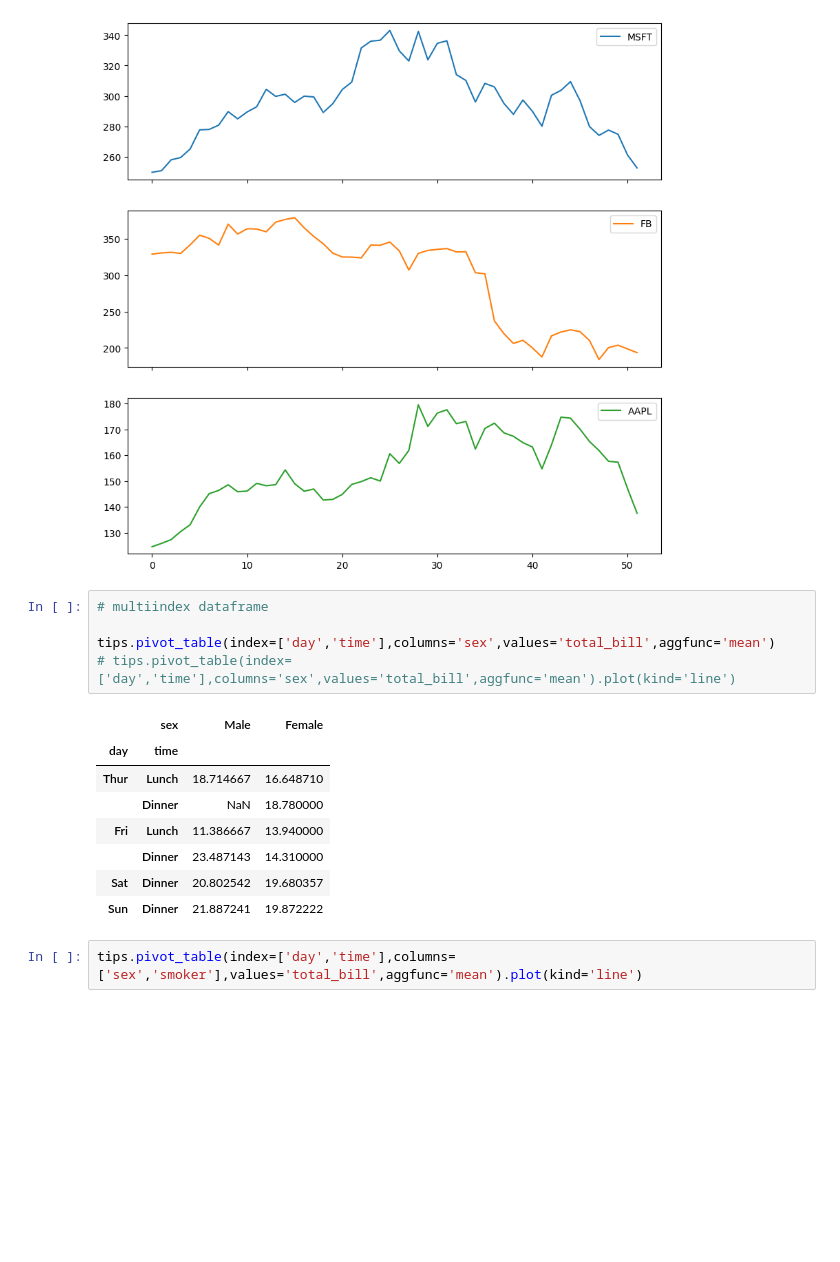
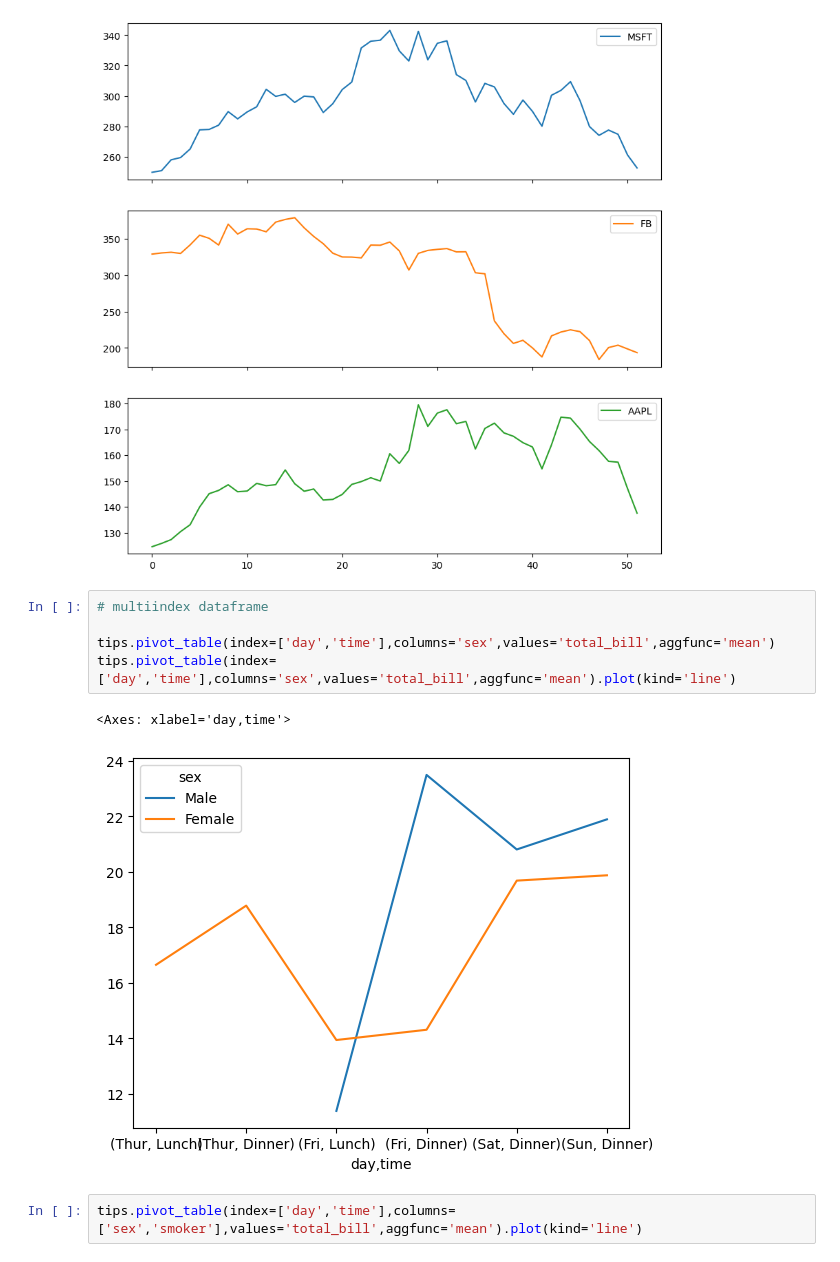
Before and after one commit to rahulkumar80026/Machine-Learning-Basic-to-Advanced, a Jupyter notebook: DataVisulization/2nd.ipynb, the cells around one changed output. Drawn from its saved outputs; the diff is of its cells as text; blank space fills up the shorter version.

```diff
--- a/DataVisulization/2nd.ipynb
+++ b/DataVisulization/2nd.ipynb
@@ -527,17 +524,11 @@ array([<Axes: >, <Axes: >, <Axes: >], dtype=object)
 # %%
 # multiindex dataframe
 
 tips.pivot_table(index=['day','time'],columns='sex',values='total_bill',aggfunc='mean')
-# tips.pivot_table(index=['day','time'],columns='sex',values='total_bill',aggfunc='mean').plot(kind='line')
+tips.pivot_table(index=['day','time'],columns='sex',values='total_bill',aggfunc='mean').plot(kind='line')
 # %% [output]
-|  | sex | Male | Female |
-| day | time |  |  |
-| Thur | Lunch | 18.714667 | 16.648710 |
-|  | Dinner | NaN | 18.780000 |
-| Fri | Lunch | 11.386667 | 13.940000 |
-|  | Dinner | 23.487143 | 14.310000 |
-| Sat | Dinner | 20.802542 | 19.680357 |
-| Sun | Dinner | 21.887241 | 19.872222 |
+<Axes: xlabel='day,time'>
+[figure, added]
 # %%
 tips.pivot_table(index=['day','time'],columns=['sex','smoker'],values='total_bill',aggfunc='mean').plot(kind='line')
 # %% [output]
```
Also changed, not shown: parts of 5 cells of this notebook, 1 other file.
